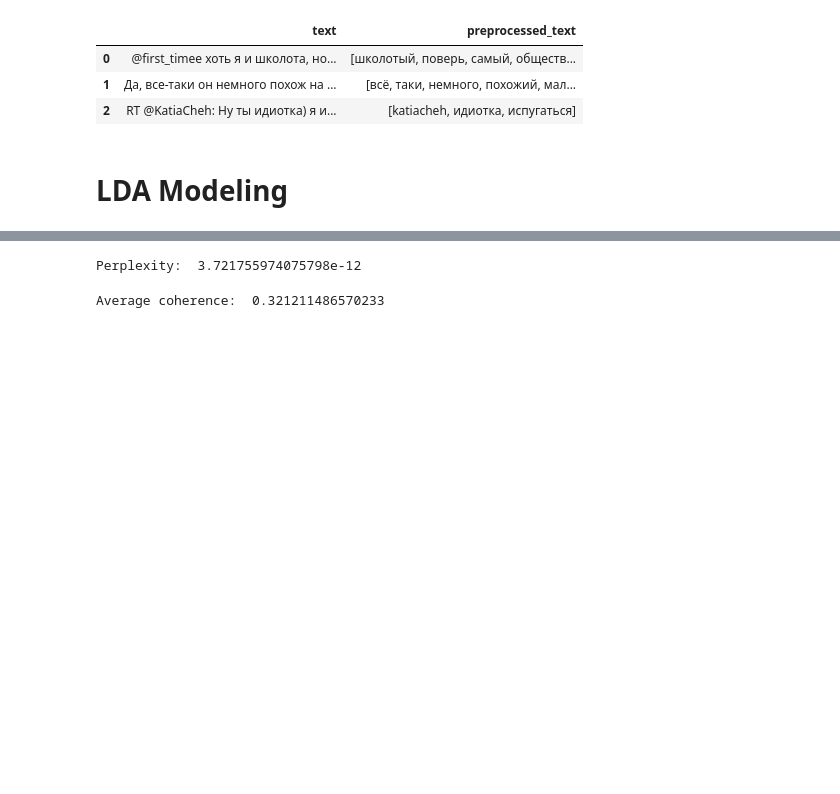
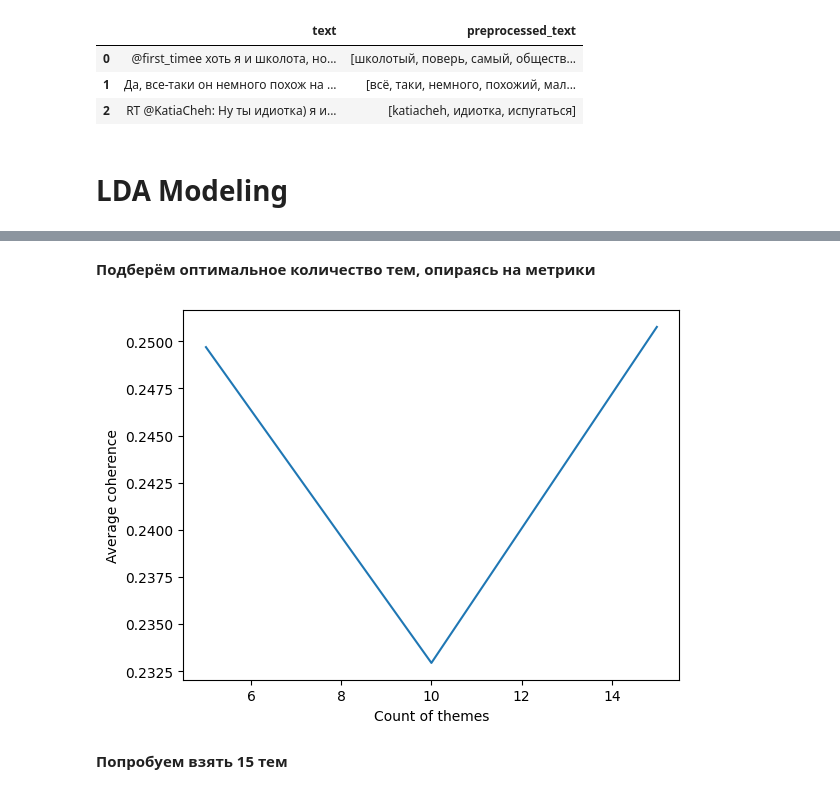
Before and after one commit to aspushkarev/GB-NLP, a Jupyter notebook: thematic_modeling/NLP_Pushkarev_HW4.ipynb, the cells around one changed output, grey strips where cells are left out. Cells and saved outputs as stored; diff of their text form; code cells hidden in the pictures; blank space fills up the shorter version.

```diff
--- a/thematic_modeling/NLP_Pushkarev_HW4.ipynb
+++ b/thematic_modeling/NLP_Pushkarev_HW4.ipynb
@@ -192,12 +192,9 @@ Wall time: 8.58 µs
 [interactive output not drawn]
-# %%
-print('Perplexity: ', np.exp(lda.log_perplexity(corpus)))
-# %% [output]
-Perplexity:  3.721755974075798e-12
 # %%
-coherence_model_lda = CoherenceModel(model=lda, texts=df['preprocessed_text'],
+def report_lda():
+    print('Perplexity: ', np.exp(lda.log_perplexity(corpus)))
+
+    coherence_model_lda = CoherenceModel(model=lda, texts=df['preprocessed_text'],
                                      dictionary=dictionary, coherence='c_v')
-coherence_lda = coherence_model_lda.get_coherence()
-print('Average coherence: ', coherence_lda)
+    coherence_lda = coherence_model_lda.get_coherence()
+    print('Average coherence: ', coherence_lda)
-# %% [output]
-Average coherence:  0.321211486570233
@@ -203,0 +203,20 @@ Average coherence:  0.321211486570233
+# %% [markdown]
+**Подберём оптимальное количество тем, опираясь на метрики**
+# %%
+topics_list = [5, 10, 15]
+coherences = []
+
+for num in tqdm(topics_list):
+    lda = ldamodel.LdaModel(corpus, id2word=dictionary, num_topics=num,
+                            chunksize=50, update_every=1, passes=2)
+    coherences.append(CoherenceModel(model=lda, texts=df['preprocessed_text'],
+                                     dictionary=dictionary, coherence='c_v').get_coherence())
+
+plt.plot(topics_list, coherences)
+plt.xlabel("Count of themes")
+plt.ylabel("Average coherence")
+plt.show();
+# %% [output]
+[figure, added]
+# %% [markdown]
+**Попробуем взять 15 тем**
```
Also changed, not shown: parts of 32 cells of this notebook.
